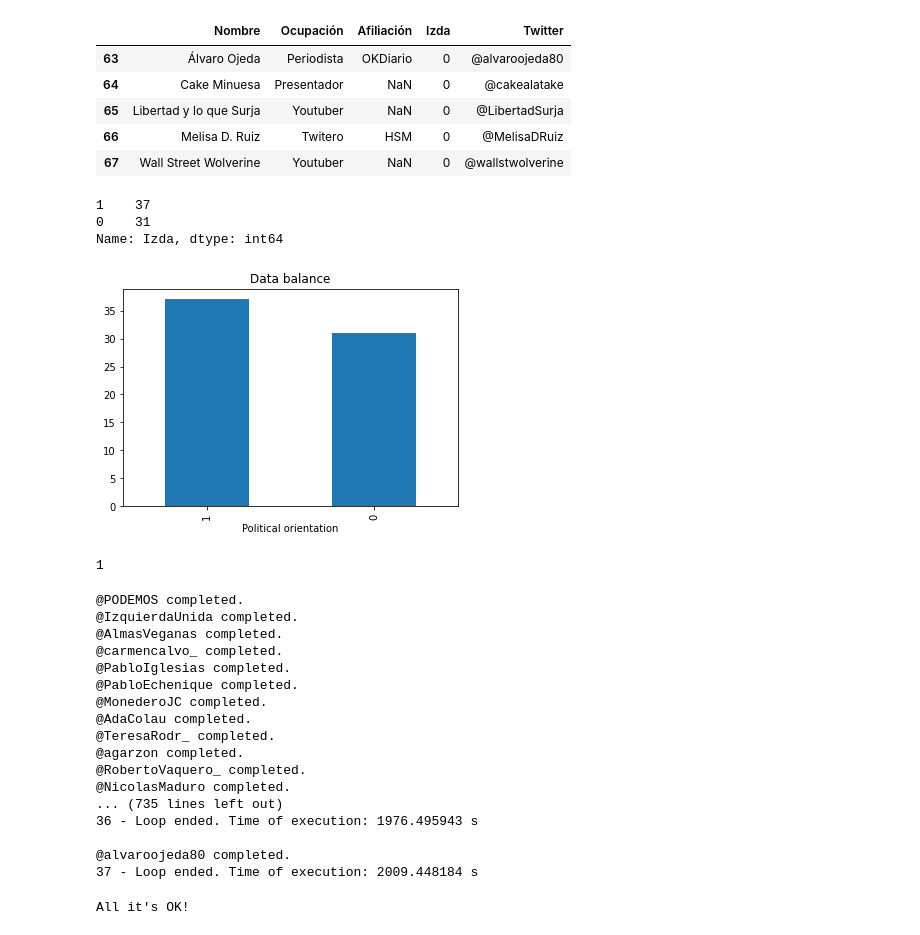
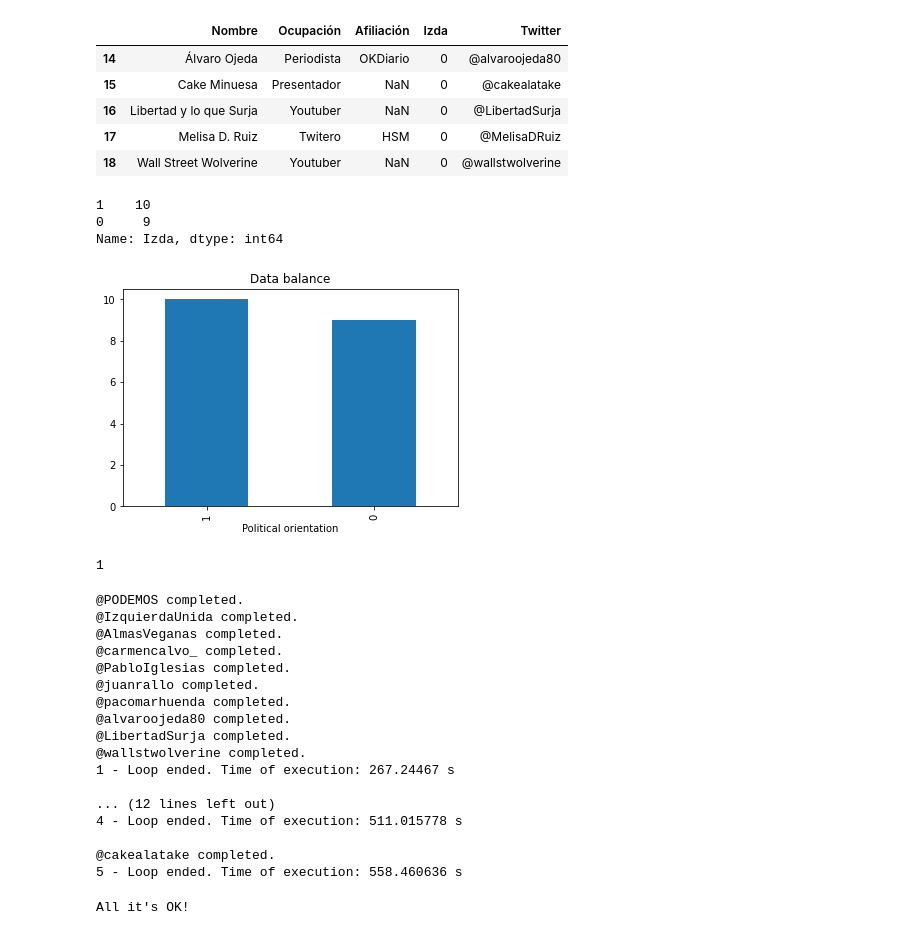
Before and after one commit to rubzip/PoliticalPass, a Jupyter notebook: mining/data_mining.ipynb, the cells around one changed output. Cells and saved outputs as stored; diff of their text form; code cells hidden in the pictures.

```diff
--- a/mining/data_mining.ipynb
+++ b/mining/data_mining.ipynb
@@ -12,15 +12,15 @@ from fun import import_tweets
 # %%
 #Import data from CSV:
 
-data = pd.read_csv('../datos.csv')
+data = pd.read_csv('../datos_prueba.csv')
 data.tail()
 # %% [output]
 |  | Nombre | Ocupación | Afiliación | Izda | Twitter |
-| 63 | Álvaro Ojeda | Periodista | OKDiario | 0 | @alvaroojeda80 |
-| 64 | Cake Minuesa | Presentador | NaN | 0 | @cakealatake |
-| 65 | Libertad y lo que Surja | Youtuber | NaN | 0 | @LibertadSurja |
-| 66 | Melisa D. Ruiz | Twitero | HSM | 0 | @MelisaDRuiz |
-| 67 | Wall Street Wolverine | Youtuber | NaN | 0 | @wallstwolverine |
+| 14 | Álvaro Ojeda | Periodista | OKDiario | 0 | @alvaroojeda80 |
+| 15 | Cake Minuesa | Presentador | NaN | 0 | @cakealatake |
+| 16 | Libertad y lo que Surja | Youtuber | NaN | 0 | @LibertadSurja |
+| 17 | Melisa D. Ruiz | Twitero | HSM | 0 | @MelisaDRuiz |
+| 18 | Wall Street Wolverine | Youtuber | NaN | 0 | @wallstwolverine |
 # %%
 #How balanced is the dataset:
 balance = data['Izda'].value_counts()
@@ -34,10 +34,10 @@ plt.xlabel('Political orientation')
 
 plt.show()
 # %% [output]
-1    37
-0    31
+1    10
+0     9
 Name: Izda, dtype: int64
-[figure, old version]
+[figure, new version]
 # %%
 #We transform data:
 
@@ -81,18 +81,18 @@ while((remaining != []) and (time_execution()<max_min*60)):
 @AlmasVeganas completed.
 @carmencalvo_ completed.
 @PabloIglesias completed.
-@PabloEchenique completed.
-@MonederoJC completed.
-@AdaColau completed.
-@TeresaRodr_ completed.
-@agarzon completed.
-@RobertoVaquero_ completed.
-@NicolasMaduro completed.
-... (735 lines left out)
-36 - Loop ended. Time of execution: 1976.495943 s
+@juanrallo completed.
+@pacomarhuenda completed.
+@alvaroojeda80 completed.
+@LibertadSurja completed.
+@wallstwolverine completed.
+1 - Loop ended. Time of execution: 267.24467 s
 
-@alvaroojeda80 completed.
-37 - Loop ended. Time of execution: 2009.448184 s
+... (12 lines left out)
+4 - Loop ended. Time of execution: 511.015778 s
+
+@cakealatake completed.
+5 - Loop ended. Time of execution: 558.460636 s
 # %%
 if(remaining == []):
     print("All it's OK!")
```
Also changed, not shown: parts of 3 cells of this notebook, 10 other files.
